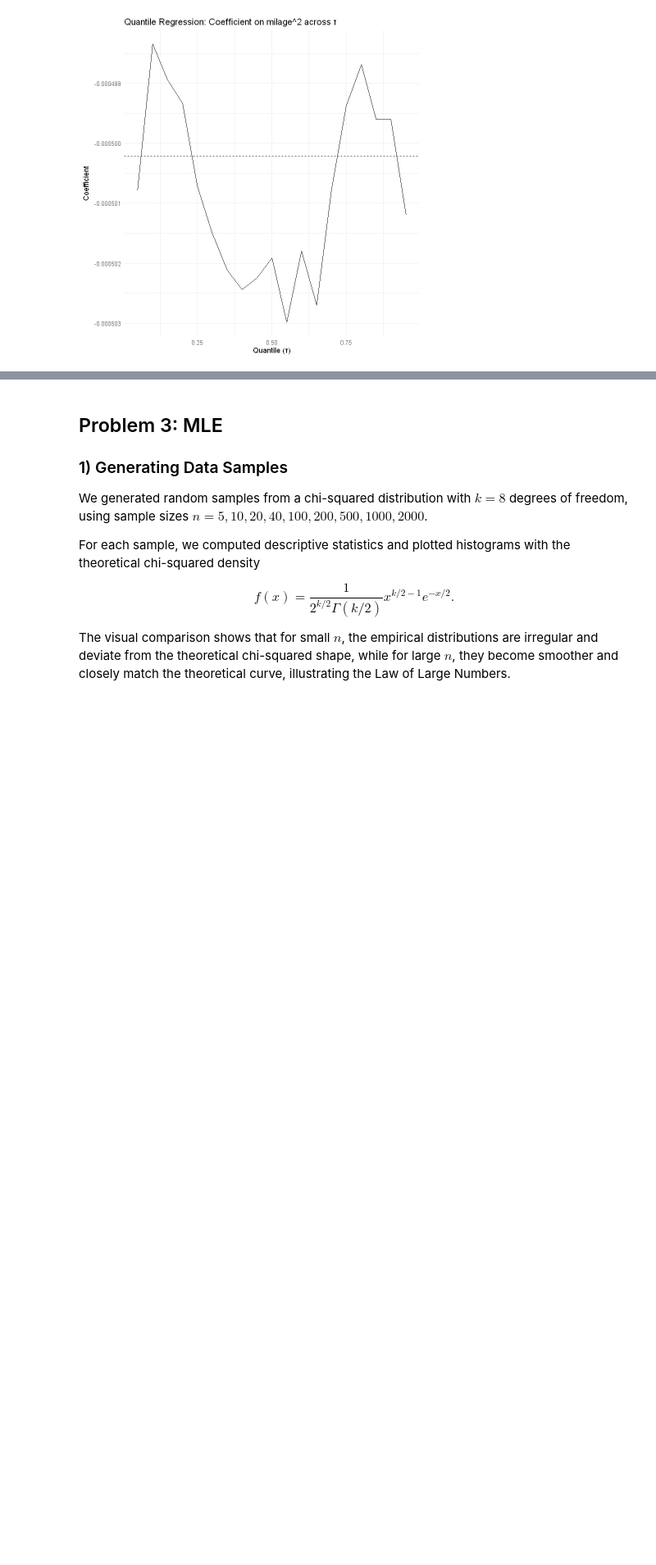
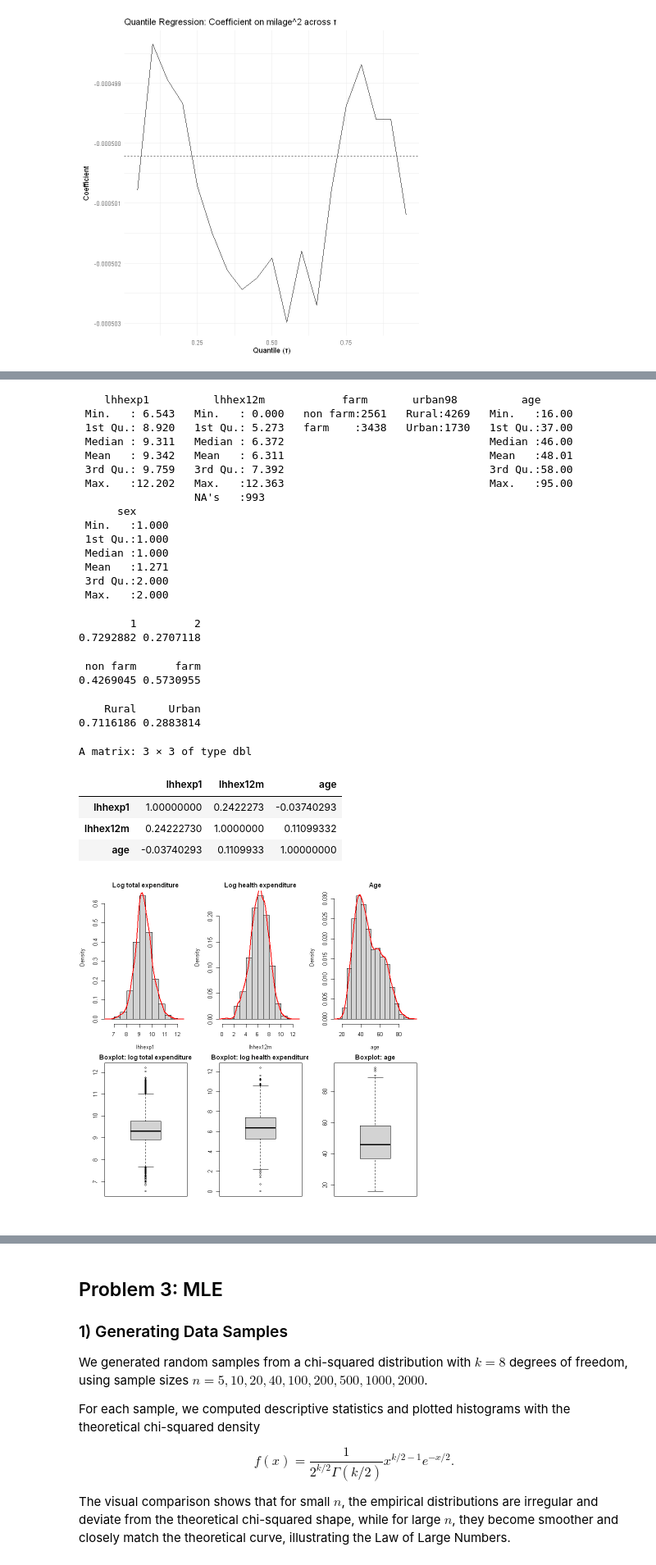
Before and after one commit to 52804407/Advanced_Econometrics_Pasz_Dohnal_Tom-, a Jupyter notebook: AE HW1 Pasz Dohnal Gabriel.ipynb, the cells around one changed output, grey strips where cells are left out. Shown at 82% size. Cells and saved outputs as stored; diff of their text form; code cells hidden in the pictures; blank space fills up the shorter version.

Commit message:
Problem 2 comit

```diff
--- a/AE HW1 Pasz Dohnal Gabriel.ipynb
+++ b/AE HW1 Pasz Dohnal Gabriel.ipynb
@@ -328,0 +357,37 @@ A data.frame: 6 × 6
+# %%
+load("./problem_2_dataset.Rdata")
+# variables
+q_data <- q_data |> dplyr::select(lhhexp1, lhhex12m, farm, urban98, age, sex)
+
+# Structure and summary
+str(q_data)
+summary(q_data)
+
+# Proportions for categorical variables
+prop.table(table(q_data$sex))
+prop.table(table(q_data$farm))
+prop.table(table(q_data$urban98))
+
+# Continuous variables: histograms with kernel density overlays
+par(mfrow = c(2,3), mar = c(4,4,2,1))
+
+hist(q_data$lhhexp1, probability = TRUE, main = "Log total expenditure",
+     xlab = "lhhexp1", col = "lightgray")
+lines(density(q_data$lhhexp1, na.rm = TRUE), col = "red", lwd = 2)
+
+hist(q_data$lhhex12m, probability=TRUE, main="Log health expenditure",
+     xlab="lhhex12m", col="lightgray")
+lines(density(q_data$lhhex12m, na.rm=TRUE), col="red", lwd=2)
+
+hist(q_data$age, probability=TRUE, main="Age", xlab="age", col="lightgray")
+lines(density(q_data$age, na.rm=TRUE), col="red", lwd=2)
+
+boxplot(q_data$lhhexp1, main = "Boxplot: log total expenditure")
+boxplot(q_data$lhhex12m, main="Boxplot: log health expenditure")
+boxplot(q_data$age, main="Boxplot: age")
+
+par(mfrow = c(1,1))
+
+# Simple correlation among continuous vars
+cor(q_data[, c("lhhexp1", "lhhex12m", "age")], use="complete.obs")
+# %% [output]
@@ -328,0 +411,27 @@ A data.frame: 6 × 6
+    lhhexp1          lhhex12m            farm       urban98          age
+ Min.   : 6.543   Min.   : 0.000   non farm:2561   Rural:4269   Min.   :16.00
+ 1st Qu.: 8.920   1st Qu.: 5.273   farm    :3438   Urban:1730   1st Qu.:37.00
+ Median : 9.311   Median : 6.372                                Median :46.00
+ Mean   : 9.342   Mean   : 6.311                                Mean   :48.01
+ 3rd Qu.: 9.759   3rd Qu.: 7.392                                3rd Qu.:58.00
+ Max.   :12.202   Max.   :12.363                                Max.   :95.00
+                  NA's   :993
+      sex
+ Min.   :1.000
+ 1st Qu.:1.000
+ Median :1.000
+ Mean   :1.271
+ 3rd Qu.:2.000
+ Max.   :2.000
+        1         2
+0.7292882 0.2707118
+ non farm      farm
+0.4269045 0.5730955
+    Rural     Urban
+0.7116186 0.2883814
+A matrix: 3 × 3 of type dbl
+|  | lhhexp1 | lhhex12m | age |
+| lhhexp1 | 1.00000000 | 0.2422273 | -0.03740293 |
+| lhhex12m | 0.24222730 | 1.0000000 | 0.11099332 |
+| age | -0.03740293 | 0.1109933 | 1.00000000 |
+[figure, added]
```
Also changed, not shown: parts of 13 cells of this notebook, 1 other file.
